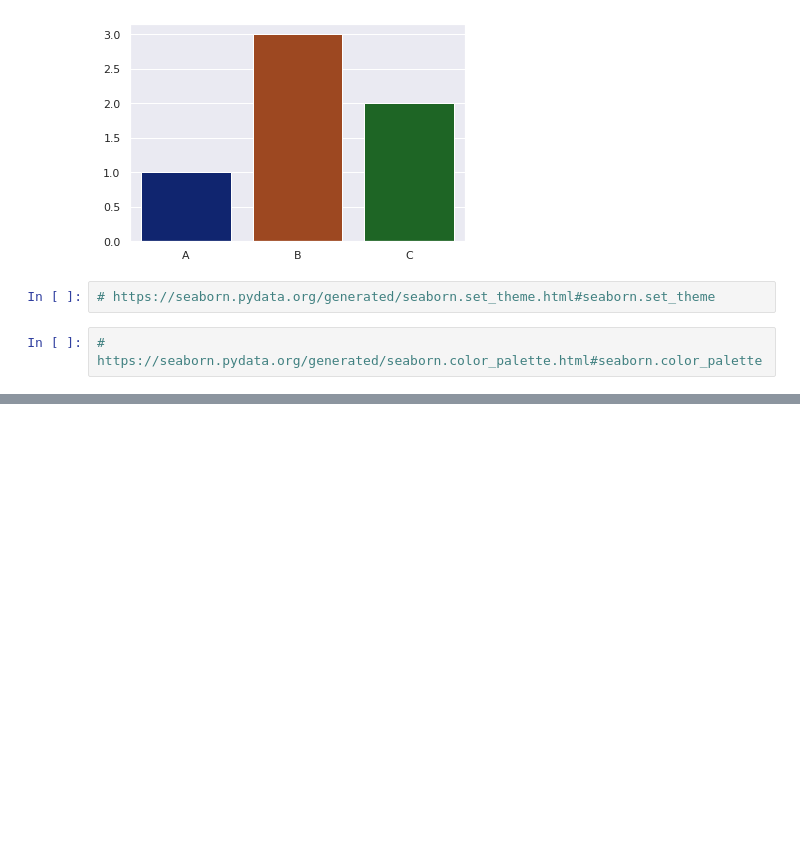
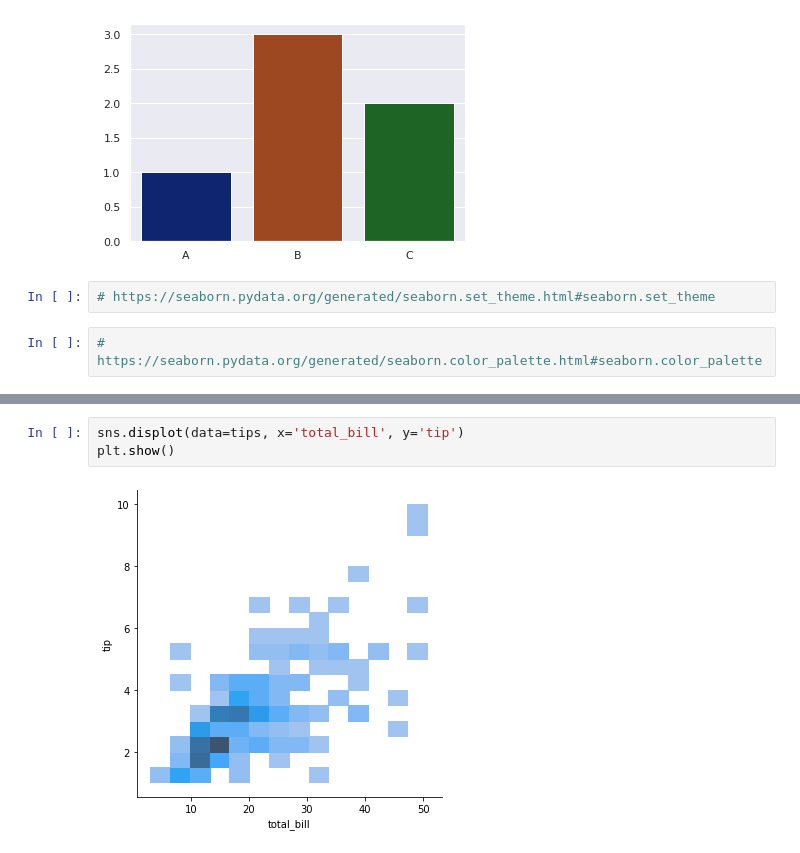
Before and after one commit to georgeduranh/ML, a Jupyter notebook: 1_visualizations/8_seaborn.ipynb, the cells around one changed output, grey strips where cells are left out. Drawn from its saved outputs; the diff is of its cells as text; blank space fills up the shorter version.

```diff
--- a/1_visualizations/8_seaborn.ipynb
+++ b/1_visualizations/8_seaborn.ipynb
@@ -28,0 +54,5 @@ plt.show()
+# %%
+sns.displot(data=tips, x='total_bill', y='tip')
+plt.show()
+# %% [output]
+[figure, added]
```
Also changed, not shown: parts of 9 cells of this notebook.
